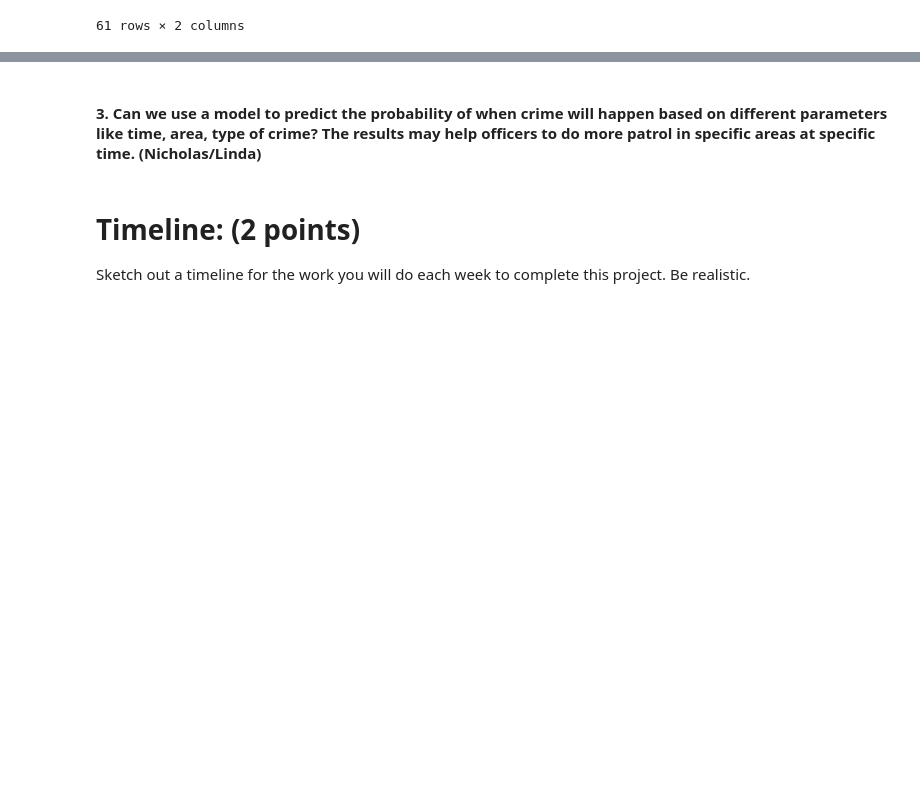
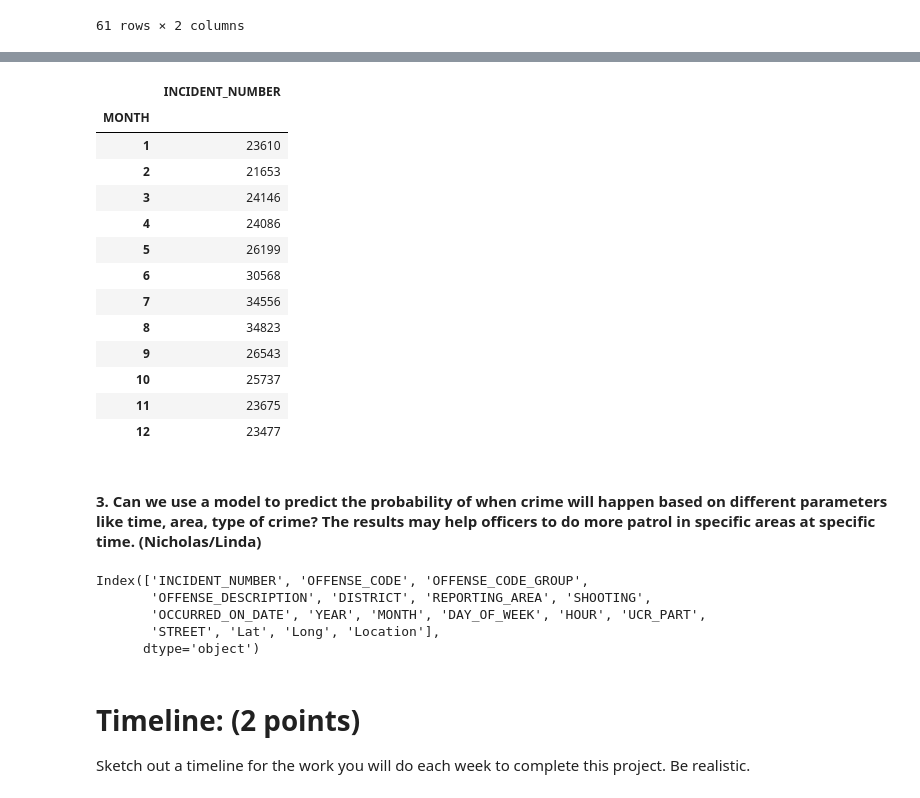
Before and after one commit to Nickkozy-bot/intro_to_ds, a Jupyter notebook: Proposal.ipynb, the cells around one changed output, grey strips where cells are left out. Cells and saved outputs as stored; diff of their text form; code cells hidden in the pictures; blank space fills up the shorter version.

```diff
--- a/Proposal.ipynb
+++ b/Proposal.ipynb
@@ -222,2 +199,27 @@ Decide which crime you want to explore, maybe do several linear regressions with
+# %%
+crime.groupby('MONTH').agg('count')[['INCIDENT_NUMBER']]
+# %% [output]
+|  | INCIDENT_NUMBER |
+| MONTH |  |
+| 1 | 23610 |
+| 2 | 21653 |
+| 3 | 24146 |
+| 4 | 24086 |
+| 5 | 26199 |
+| 6 | 30568 |
+| 7 | 34556 |
+| 8 | 34823 |
+| 9 | 26543 |
+| 10 | 25737 |
+| 11 | 23675 |
+| 12 | 23477 |
 # %% [markdown]
 #### 3. Can we use a model to predict the probability of when crime will happen based on different parameters like time, area, type of crime? The results may help officers to do more patrol in specific areas at specific time. (Nicholas/Linda)
+# %%
+crime.columns
+# %% [output]
+Index(['INCIDENT_NUMBER', 'OFFENSE_CODE', 'OFFENSE_CODE_GROUP',
+       'OFFENSE_DESCRIPTION', 'DISTRICT', 'REPORTING_AREA', 'SHOOTING',
+       'OCCURRED_ON_DATE', 'YEAR', 'MONTH', 'DAY_OF_WEEK', 'HOUR', 'UCR_PART',
+       'STREET', 'Lat', 'Long', 'Location'],
+      dtype='object')
```
Also changed, not shown: parts of 7 cells of this notebook.
